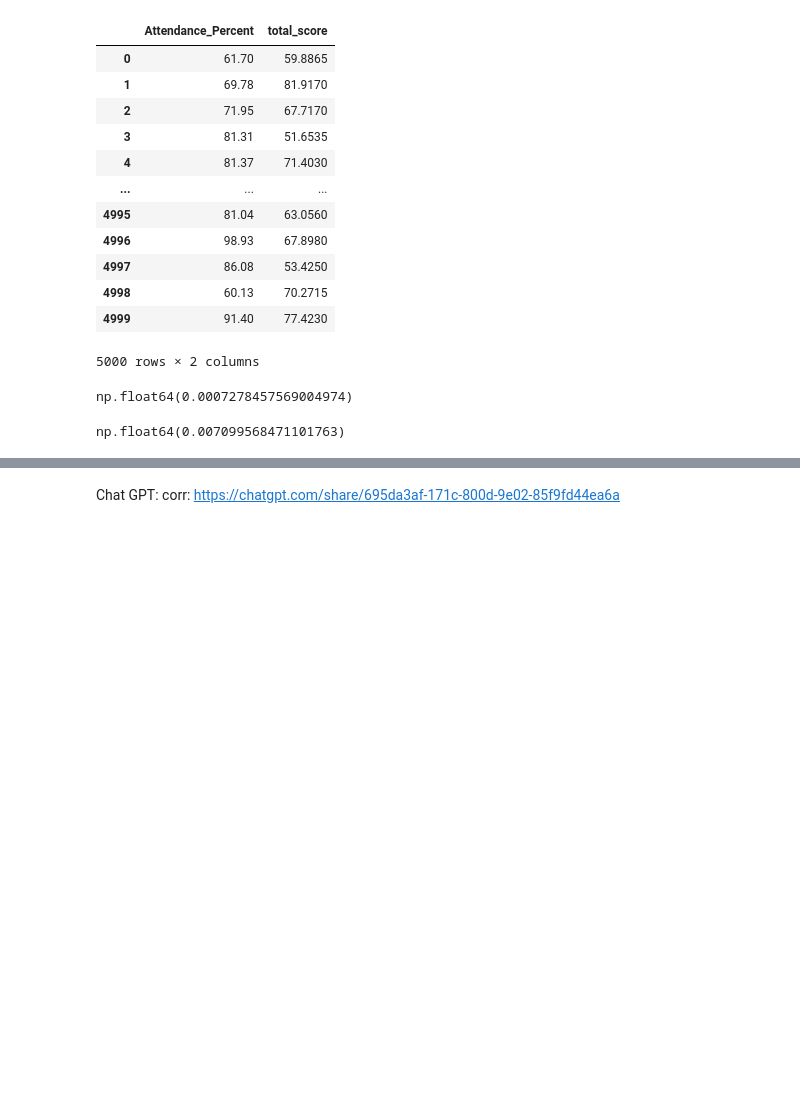
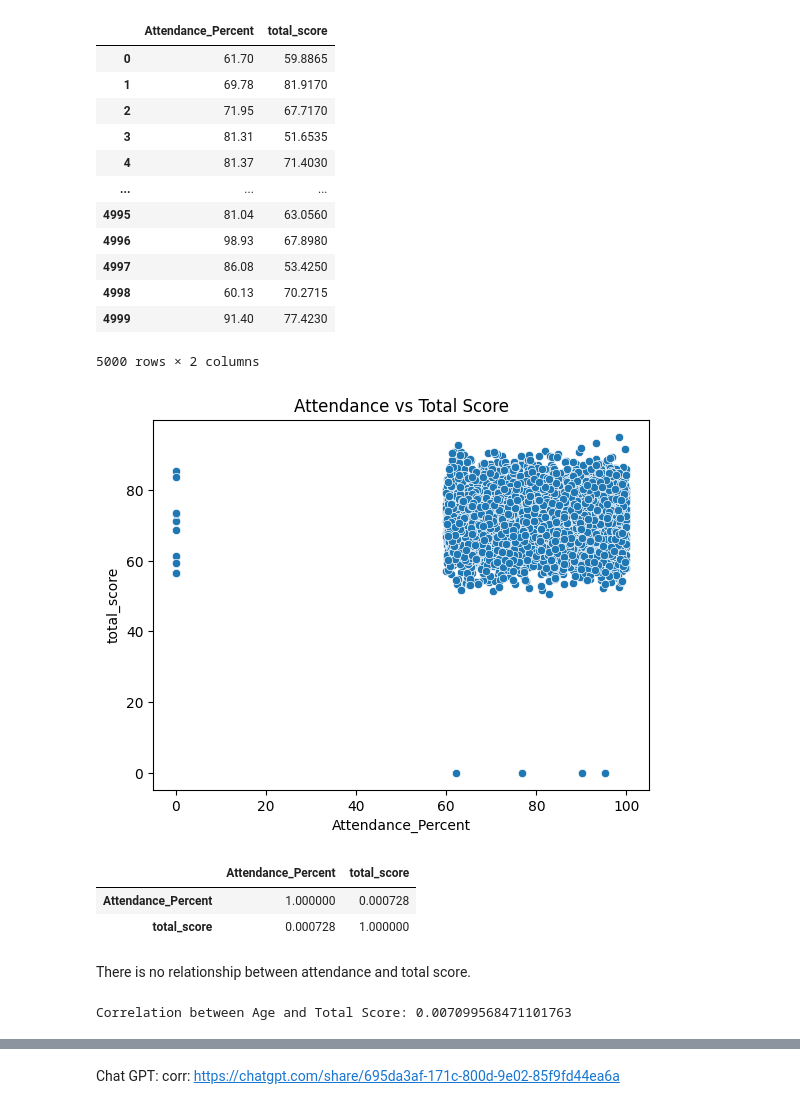
Before and after one commit to seasid3/programming-for-data-analytics-project, a Jupyter notebook: student_outcomes.ipynb, the cells around one changed output, grey strips where cells are left out. Drawn from its saved outputs; the diff is of its cells as text; code cells hidden in the pictures; blank space fills up the shorter version.

```diff
--- a/student_outcomes.ipynb
+++ b/student_outcomes.ipynb
@@ -252,29 +287,36 @@ attendance_score_df
 | 4998 | 60.13 | 70.2715 |
 | 4999 | 91.40 | 77.4230 |
 5000 rows × 2 columns
-# %%
-query = """
-SELECT Attendance_Percent, total_score
-FROM merged_students
-WHERE Attendance_Percent IS NOT NULL AND total_score IS NOT NULL
-"""
-
-df = pd.read_sql(query, engine)
-
-correlation = df["Attendance_Percent"].corr(df["total_score"])
-correlation
-# %% [output]
-np.float64(0.0007278457569004974)
+# %%
+
+# Explore scatter plot of attendance vs total score
+sns.scatterplot(data=attendance_score_df, x='Attendance_Percent', y='total_score')
+plt.title('Attendance vs Total Score')
+plt.show()
+
+# Correlation in pandas
+attendance_score_df.corr()
+# %% [output]
+[figure, added]
+|  | Attendance_Percent | total_score |
+| Attendance_Percent | 1.000000 | 0.000728 |
+| total_score | 0.000728 | 1.000000 |
+# %% [markdown]
+There is no relationship between attendance and total score.
 # %%
+# Correlation between Age and Total Score.
 query = """
 SELECT Age, total_score
 FROM merged_students
 WHERE Age IS NOT NULL AND total_score IS NOT NULL
 """
 
+# Load filtered data into a Pandas DataFrame.
 df = pd.read_sql(query, engine)
 
+# Compute the Pearson correlation between Age and total_score
 correlation = df["Age"].corr(df["total_score"])
-correlation
+
+print ("Correlation between Age and Total Score:", correlation)
 # %% [output]
-np.float64(0.007099568471101763)
+Correlation between Age and Total Score: 0.007099568471101763
```
Also changed, not shown: parts of 34 cells of this notebook, 4 other files.
